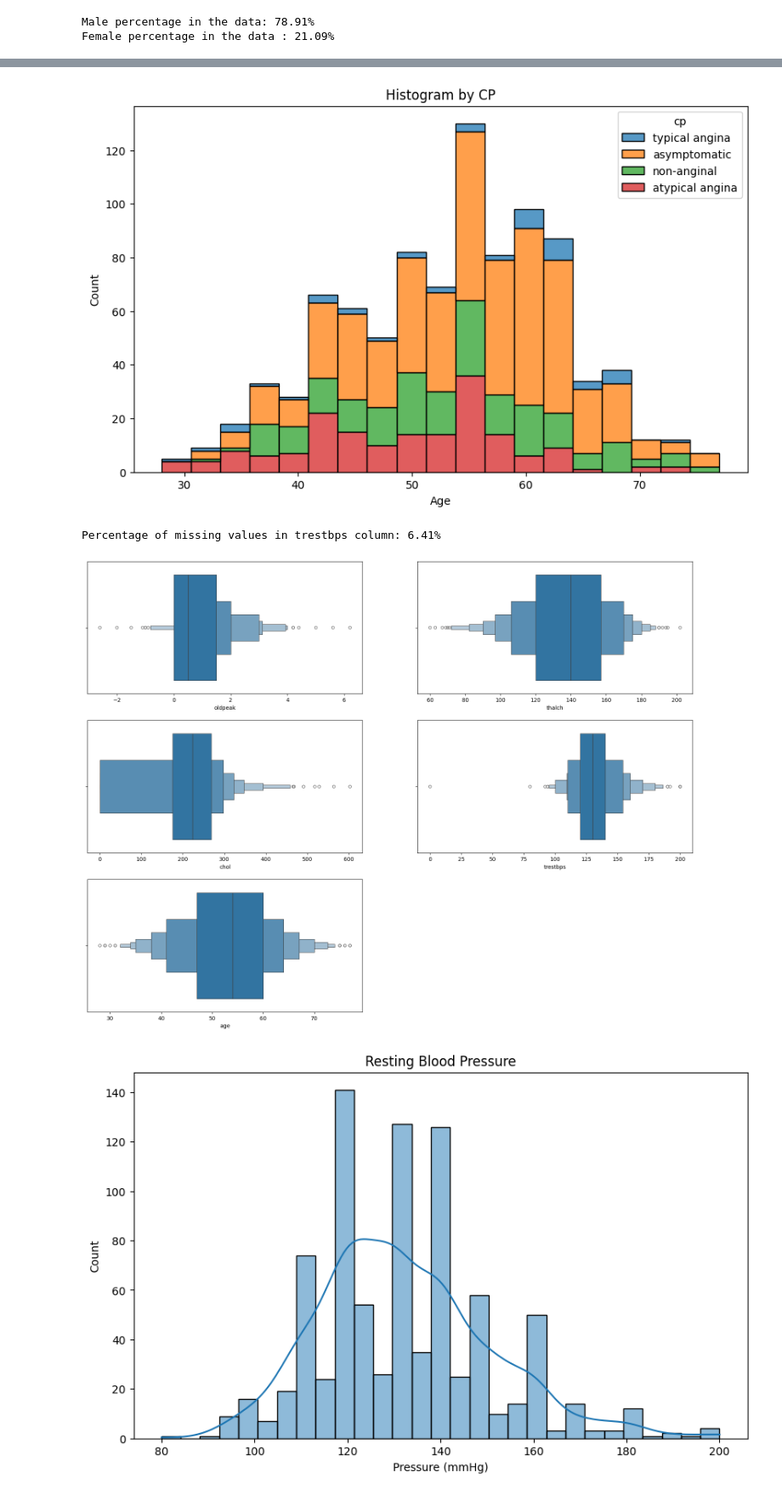
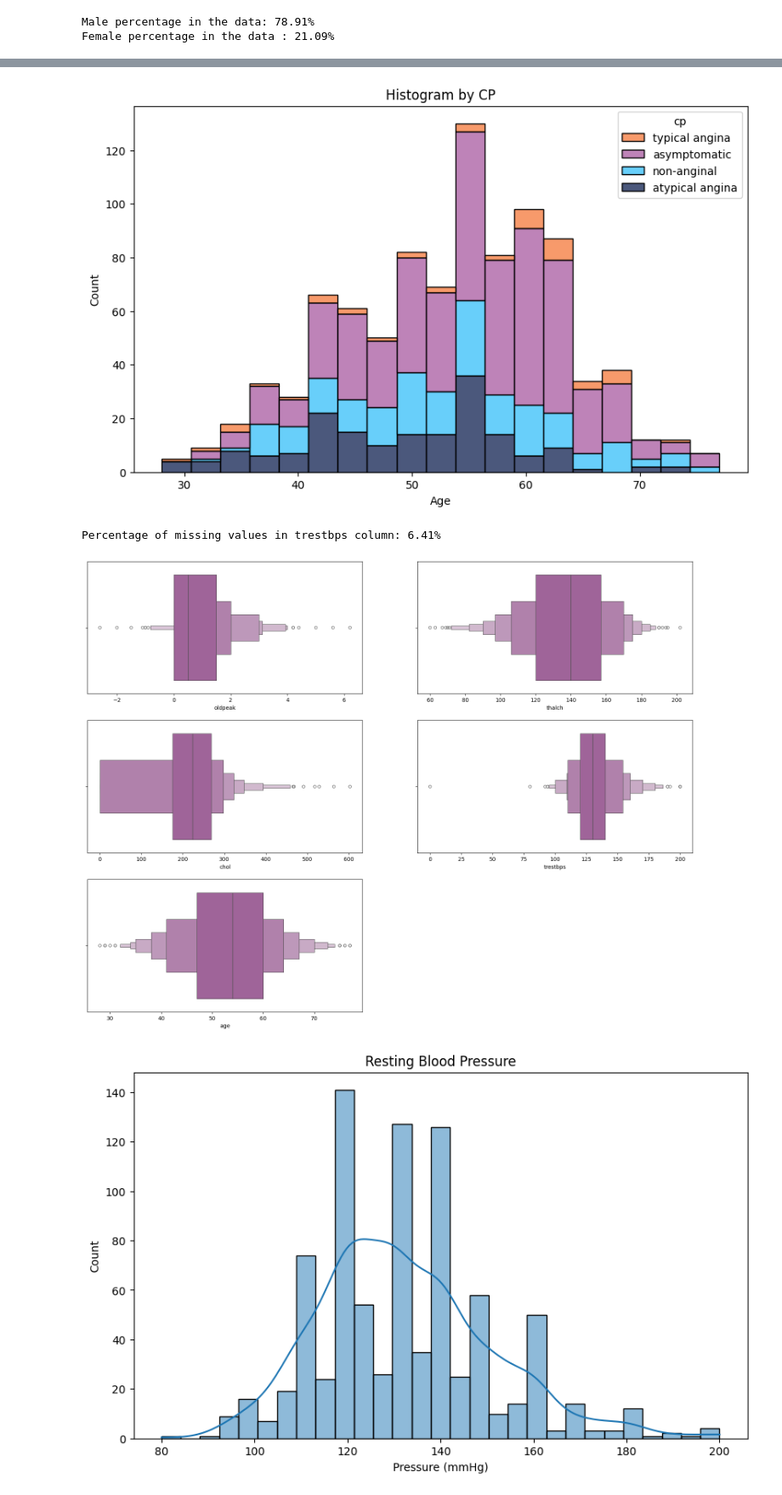
Before and after one commit to mattiaise/scientific-visualization, a Jupyter notebook: tiaHeart.ipynb, the cells around one changed output, grey strips where cells are left out. Shown: that part at 85% size. Cells and saved outputs as stored; diff of their text form; code cells hidden in the pictures.

Commit message:
change colors

```diff
--- a/tiaHeart.ipynb
+++ b/tiaHeart.ipynb
@@ -76,12 +81,12 @@ plt.show()
 # %%
-sns.histplot(data=df, x='age', hue='cp', multiple='stack')
+sns.histplot(data=df, x='age', hue='cp', multiple='stack', palette=f_cls)
 
 plt.xlabel('Age')
 plt.ylabel('Count')
 plt.title('Histogram by CP')
 plt.show()
 # %% [output]
-[figure, old version]
+[figure, new version]
 # %%
 print(f"Percentage of missing values in trestbps column: {df['trestbps'].isnull().sum() /len(df) *100:.2f}%")
 # %% [output]
@@ -89,15 +94,15 @@ Percentage of missing values in trestbps column: 6.41%
 # %%
 numerical_cols = ['oldpeak', 'thalch', 'chol', 'trestbps', 'age']
 
 plt.figure(figsize=(20,15))
 
 for i, col in enumerate(numerical_cols):
     plt.subplot(3,2, i+1)
-    sns.boxenplot(x=df[col])
+    sns.boxenplot(x=df[col], color='#A95AA1')
 
 plt.show()
 # %% [output]
-[figure, old version]
+[figure, new version]
 # %%
 sns.histplot(data=df[df['trestbps'] > 50], x='trestbps', kde=True)
 plt.title('Resting Blood Pressure')
```
Also changed, not shown: parts of 9 cells of this notebook.
